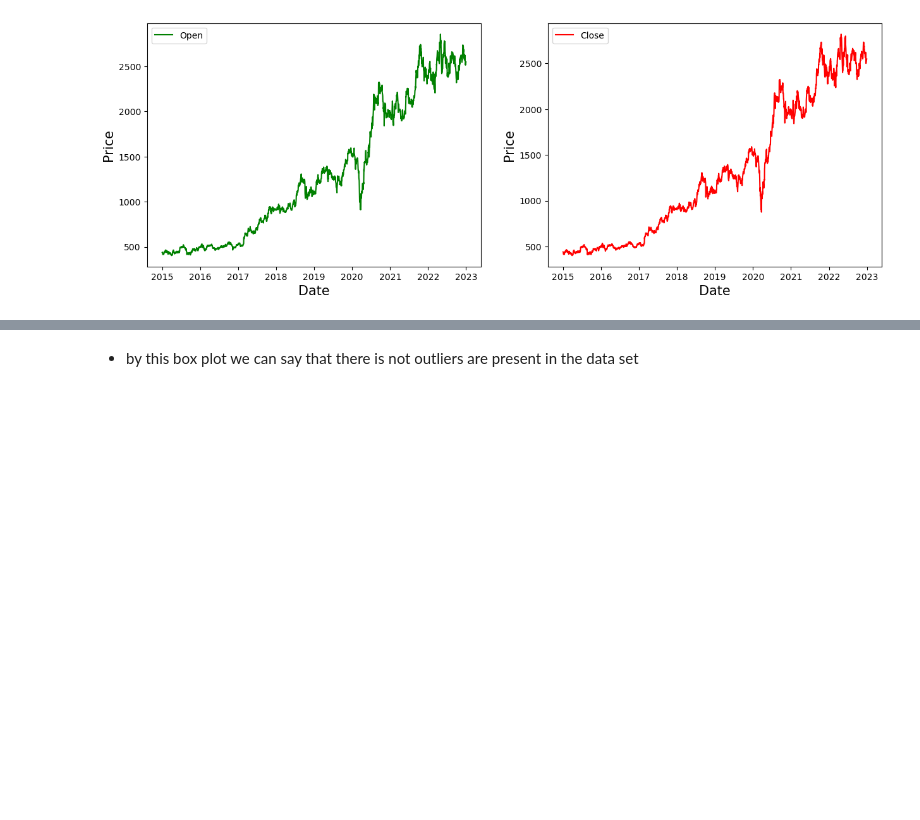
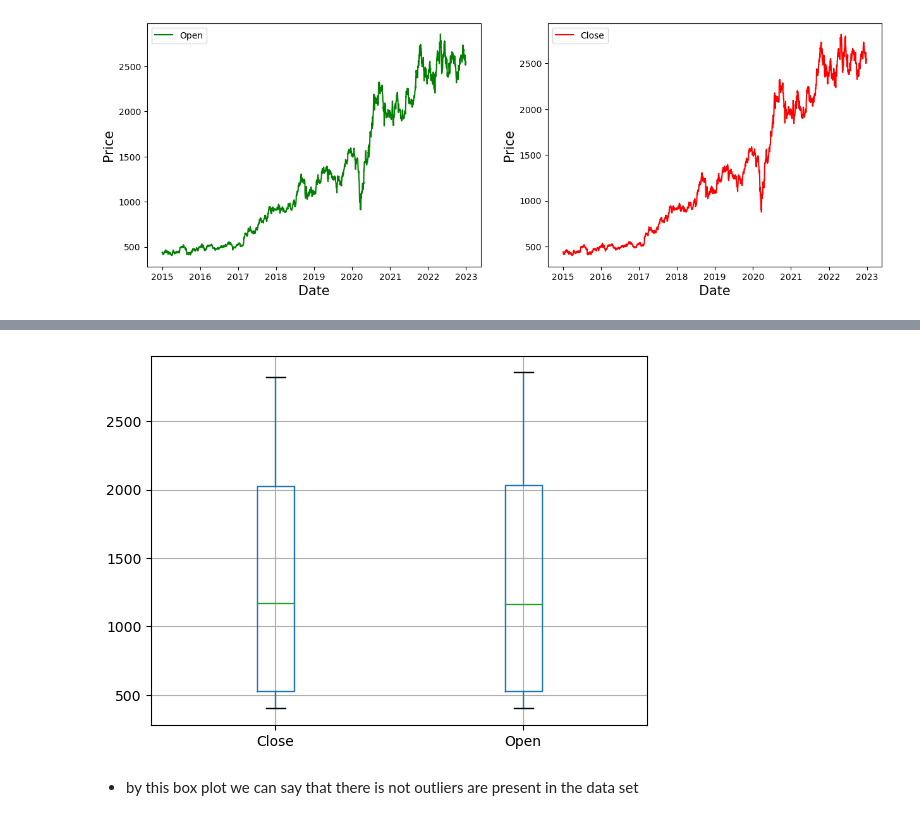
Before and after one commit to blackant666/Reliance-Stock-Market-Prediction, a Jupyter notebook: Reliance Stock Market Prediction.ipynb, the cells around one changed output, grey strips where cells are left out. Drawn from its saved outputs; the diff is of its cells as text; code cells hidden in the pictures; blank space fills up the shorter version.

```diff
--- a/Reliance Stock Market Prediction.ipynb
+++ b/Reliance Stock Market Prediction.ipynb
@@ -184,3 +182,9 @@ plt.show()
+# %%
+#ploting the boxplot for close and open price
+ax3 = df[['Close', 'Open']].boxplot()
+plt.show()
+# %% [output]
+[figure, added]
 # %% [markdown]
 - by this box plot we can say that there is not outliers are present in the data set
 # %% [markdown]
```
Also changed, not shown: parts of 4 cells of this notebook.
